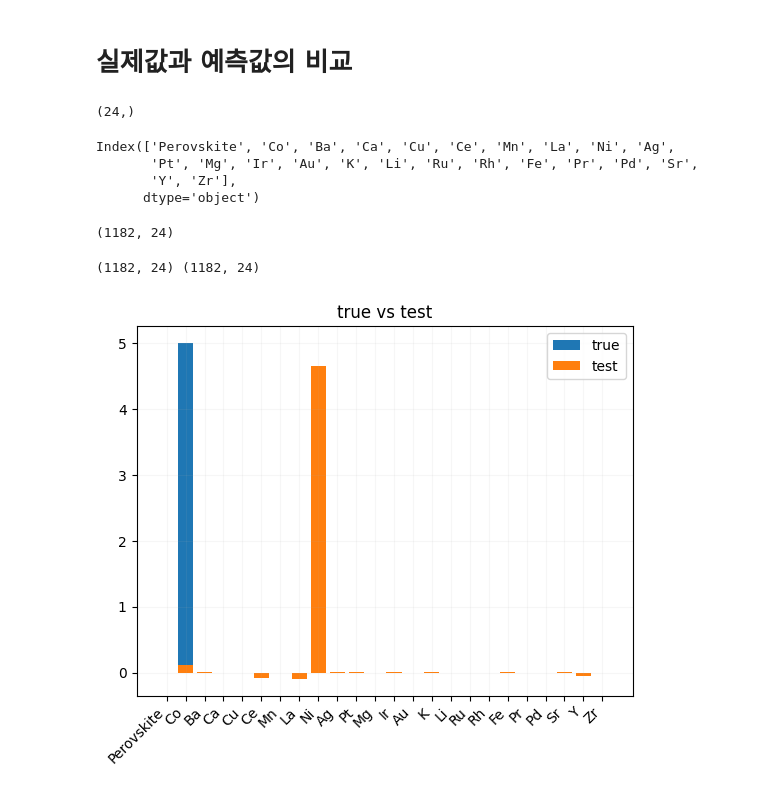
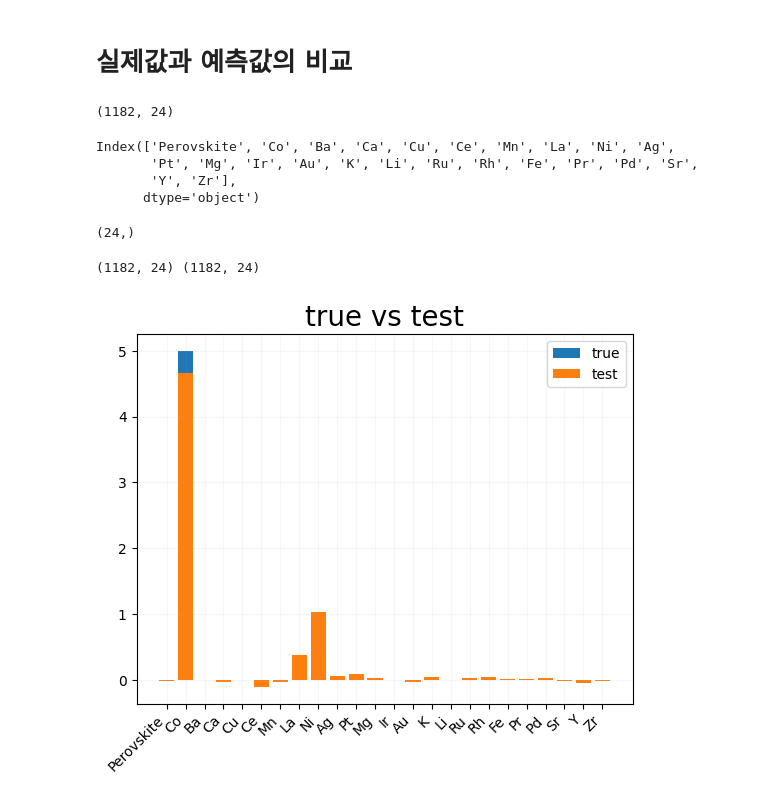
Before and after one commit to MINGYU-1/intern_practicing, a Jupyter notebook: earlystopping_optim.ipynb, the cells around one changed output. Saved outputs shown, nothing was run; the diff lists cells and outputs as text; code cells hidden in the pictures.

```diff
--- a/earlystopping_optim.ipynb
+++ b/earlystopping_optim.ipynb
@@ -89,7 +69,0 @@ c_dim = c_train.shape[1]
-# %%
-model = CVAE(x_dim = x_dim,c_dim = c_dim,z_dim = 16)
-x_hat,mu, logvar = model(x_train,c_train) # 그냥 x_train,c_train으로 학습시킨 값
-# x_hat = x_hat.detach().cpu().numpy()
-# x_hat = scaler_x.inverse_transform(x_hat)
-# x_hat = torch.tensor(x_hat, dtype=torch.float32)
-cvae_loss(x_hat,x_train,mu,logvar,beta = -0.01)
@@ -102,3 +69,0 @@ cvae_loss(x_hat,x_train,mu,logvar,beta = -0.01)
-# %%
-x_hat,mu, logvar = model(x_train_s,c_train_s) # 그냥 x_train_s,c_train_s로 학습시킨 값
-cvae_loss_each(x_hat,x_train_s,mu,logvar,beta = -0.01)
@@ -148,7 +69,0 @@ plt.show()
-# %%
-model = CVAE(x_dim = x_dim,c_dim = c_dim,z_dim = 16)
-x_hat,mu, logvar = model(x_train,c_train)
-x_hat = x_hat.detach().cpu().numpy()
-x_hat = scaler_x.inverse_transform(x_hat)
-x_hat = torch.tensor(x_hat, dtype=torch.float32)
-cvae_loss(x_hat,x_train,mu,logvar,beta = -0.01)
@@ -242,7 +88,7 @@ from torch.utils.data import TensorDataset, DataLoader
 
 # (1) test_loader (x_test, c_test가 torch tensor로 만들어진 뒤에 실행)
 test_loader = DataLoader(
-    TensorDataset(x_test, c_test),
+    TensorDataset(x_test_s, c_test_s),
     batch_size=128,
     shuffle=False
 )
@@ -332,7 +178,7 @@ logvar_test = torch.cat(logvar_list, dim=0)   # (N_test, z_dim)
 print("x_hat_test shape:", x_hat_test.shape)
 
 # (선택) test recon MSE 확인
-x_true_test = x_test.detach().cpu()
+x_true_test = x_test_s.detach().cpu()
 test_mse = F.mse_loss(x_hat_test, x_true_test).item()
 print("test recon MSE:", test_mse)
 # %% [output]
@@ -358,10 +217,10 @@ x_true_test_np = x_true_test.detach().cpu().numpy()
 x_test_np = x_hat_test.detach().cpu().numpy()
 x_true_test = scaler_x.inverse_transform(x_true_test_np)
 x_hat_test = scaler_x.inverse_transform(x_test_np)
-# %%
-x_true_test[1].shape
-# %% [output]
-(24,)
+# %%
+x_hat_test.shape
+# %% [output]
+(1182, 24)
 # %%
 df = pd.read_csv('211210-DRM-total.csv')
 metal_columns = df.iloc[:,1:25].columns
@@ -372,18 +231,18 @@ Index(['Perovskite', 'Co', 'Ba', 'Ca', 'Cu', 'Ce', 'Mn', 'La', 'Ni', 'Ag',
        'Y', 'Zr'],
       dtype='object')
 # %%
-x_true_test.shape
+x_true_test[1181].shape
 # %% [output]
-(1182, 24)
+(24,)
 # %%
 print(x_true_test.shape,x_true_test.shape)
-plt.bar(metal_columns, x_true_test[1],label = 'true')
-plt.bar(metal_columns, x_hat_test[1], label = 'test')
+plt.bar(metal_columns, x_true_test[0],label = 'true')
+plt.bar(metal_columns, x_hat_test[0], label = 'test')
 plt.legend()
 plt.xticks(rotation=45, ha = 'right')
 plt.grid(alpha =0.1)
-plt.title('true vs test')
+plt.title(f'true vs test',fontsize = 20)
 plt.show()
 # %% [output]
 (1182, 24) (1182, 24)
-[figure, old version]
+[figure, new version]
```
Also changed, not shown: parts of 32 cells of this notebook, 3 other files.
